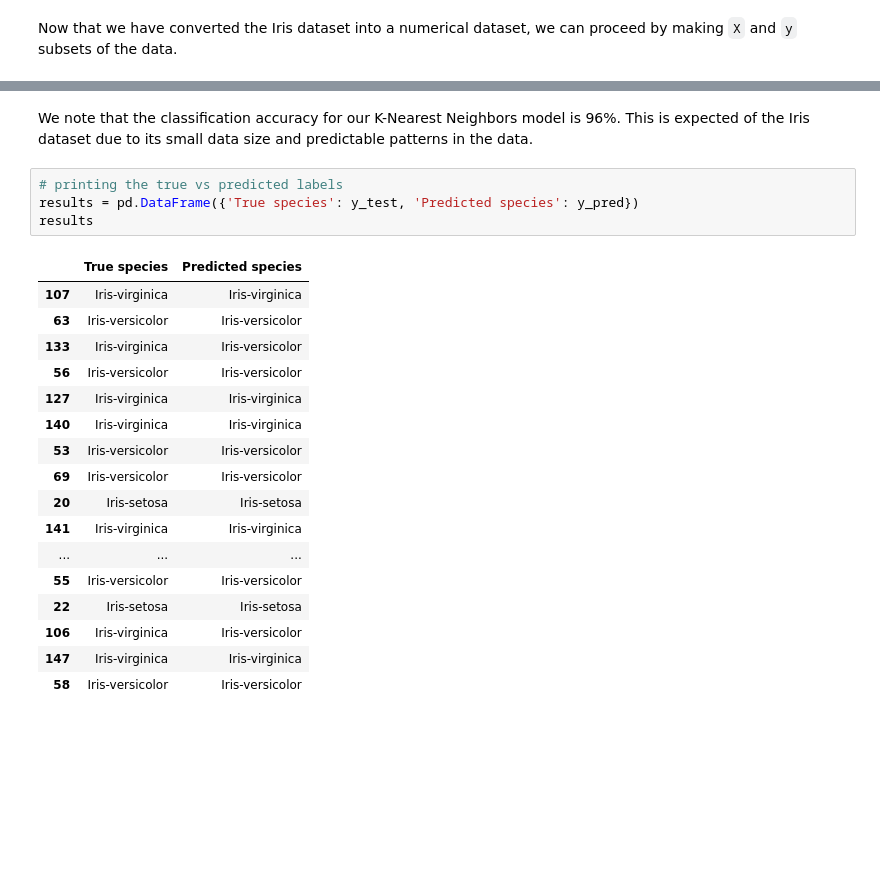
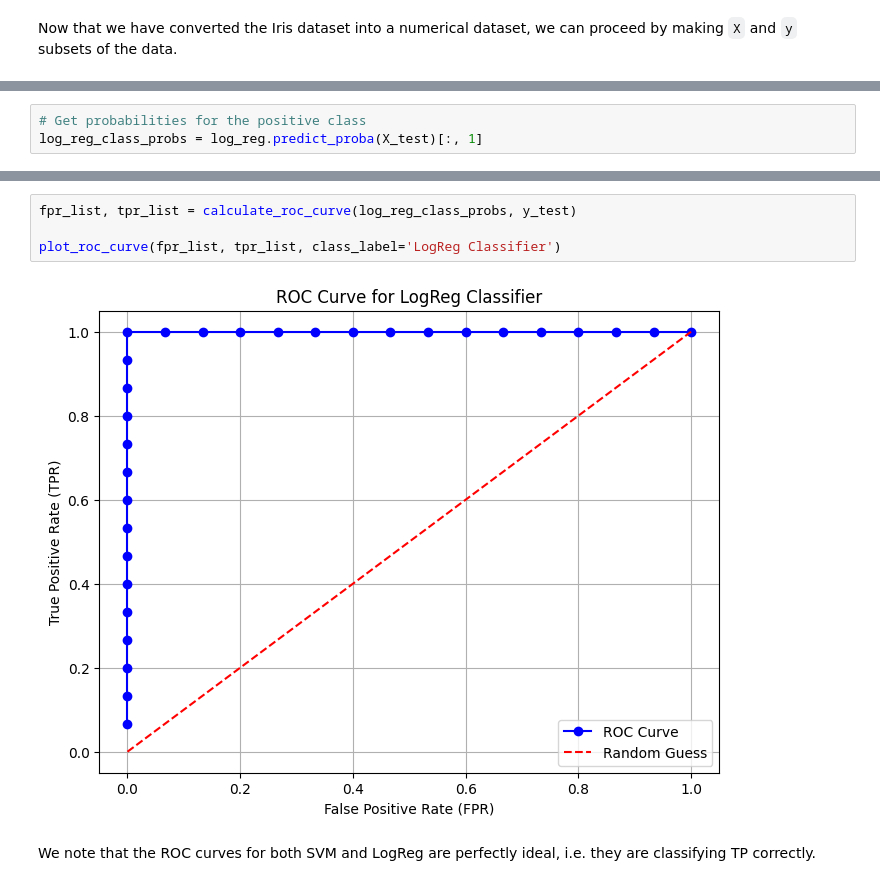
Before and after one commit to awesomecosmos/cse5819-intro-to-ml, a Jupyter notebook: Assignments/Assignment 6/assignment6_coding.ipynb, the cells around one changed output, grey strips where cells are left out. Drawn from its saved outputs; the diff is of its cells as text; blank space fills up the shorter version.

```diff
--- a/Assignments/Assignment 6/assignment6_coding.ipynb
+++ b/Assignments/Assignment 6/assignment6_coding.ipynb
@@ -215,2 +207,5 @@ KNeighborsClassifier(n_neighbors=3)
+# %%
+# Get probabilities for the positive class
+log_reg_class_probs = log_reg.predict_proba(X_test)[:, 1]
 # %%
 # using test data to make predictions
@@ -224,24 +219,8 @@ Classification Accuracy: 0.96
-# %% [markdown]
-We note that the classification accuracy for our K-Nearest Neighbors model is 96%. This is expected of the Iris dataset due to its small data size and predictable patterns in the data.
-# %%
-# printing the true vs predicted labels
-results = pd.DataFrame({'True species': y_test, 'Predicted species': y_pred})
-results
-# %% [output]
-|  | True species | Predicted species |
-| 107 | Iris-virginica | Iris-virginica |
-| 63 | Iris-versicolor | Iris-versicolor |
-| 133 | Iris-virginica | Iris-versicolor |
-| 56 | Iris-versicolor | Iris-versicolor |
-| 127 | Iris-virginica | Iris-virginica |
-| 140 | Iris-virginica | Iris-virginica |
-| 53 | Iris-versicolor | Iris-versicolor |
-| 69 | Iris-versicolor | Iris-versicolor |
-| 20 | Iris-setosa | Iris-setosa |
-| 141 | Iris-virginica | Iris-virginica |
-| ... | ... | ... |
-| 55 | Iris-versicolor | Iris-versicolor |
-| 22 | Iris-setosa | Iris-setosa |
-| 106 | Iris-virginica | Iris-versicolor |
-| 147 | Iris-virginica | Iris-virginica |
-| 58 | Iris-versicolor | Iris-versicolor |
+# %%
+fpr_list, tpr_list = calculate_roc_curve(log_reg_class_probs, y_test)
+
+plot_roc_curve(fpr_list, tpr_list, class_label='LogReg Classifier')
+# %% [output]
+[figure, added]
+# %% [markdown]
+We note that the ROC curves for both SVM and LogReg are perfectly ideal, i.e. they are classifying TP correctly.
```
Also changed, not shown: parts of 35 cells of this notebook.
